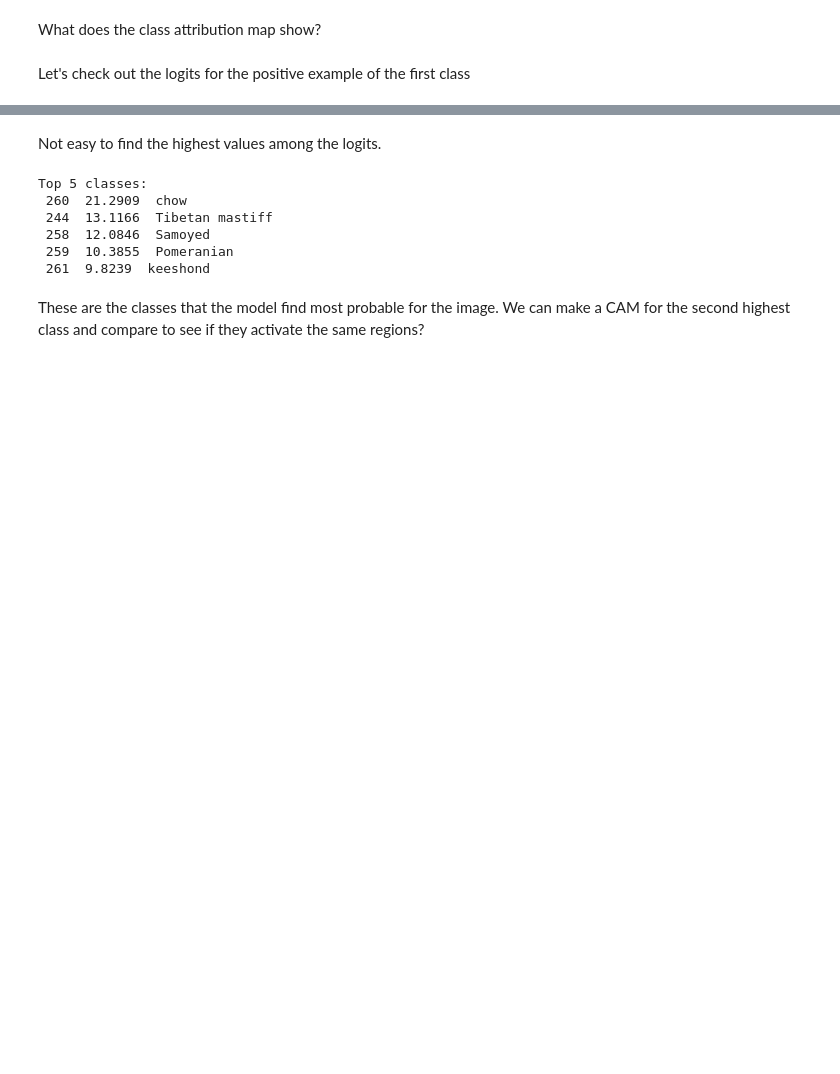
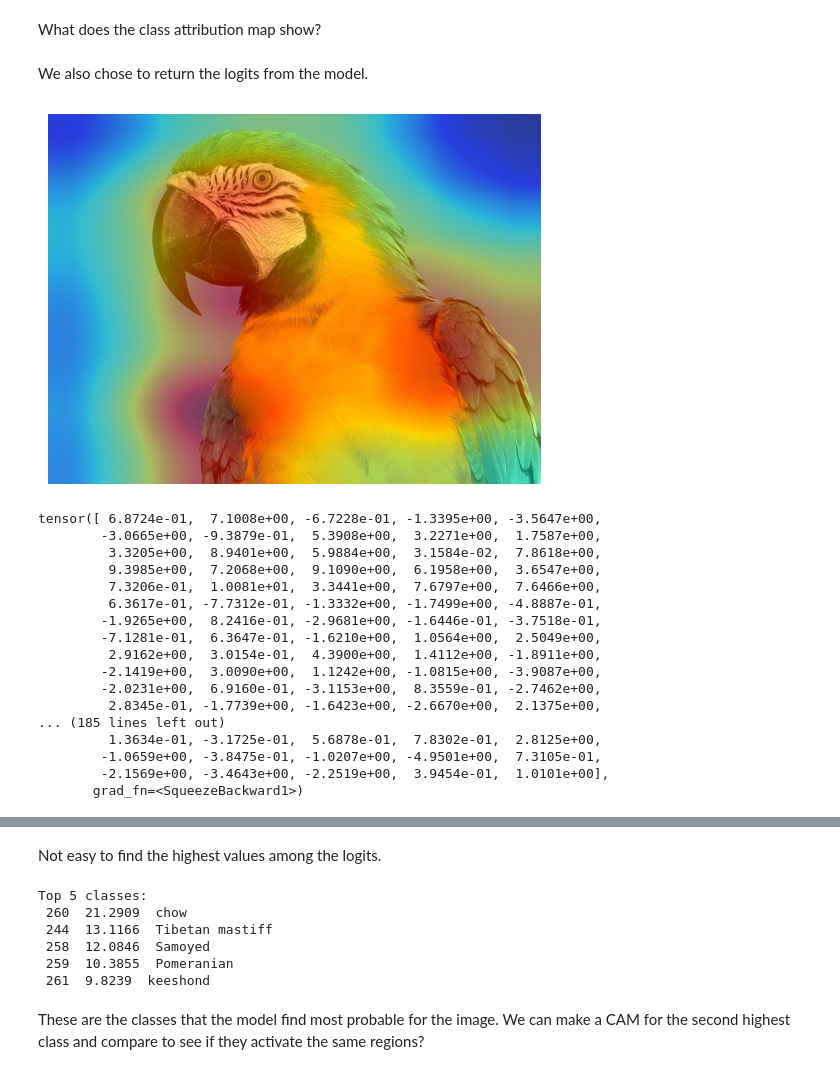
Before and after one commit to JuliaMoa/ML-Assignment2, a Jupyter notebook: report.ipynb, the cells around one changed output, grey strips where cells are left out. Drawn from its saved outputs; the diff is of its cells as text; code cells hidden in the pictures; blank space fills up the shorter version.

```diff
--- a/report.ipynb
+++ b/report.ipynb
@@ -42,41 +88 @@ one positive and negative example of the class
-# %%
-# preparing the CAM-extractor once
-target_layer = model.layer4[-1]
-cam_extractor = LayerCAM(model, target_layer=target_layer) # CAM-hooks are in the model, will register everything
-
-def generate_cam(img_path, class_name):
-    # load and preprocess pic
-    preprocess = weights.transforms()
-    img = decode_image(img_path)
-    input_tensor = preprocess(img).unsqueeze(0) # preprocessing and adding batch dimension to image
-
-    # forward pass
-    out =  model(input_tensor) # here are the logits for all classes
-    logits = out.squeeze(0)
-
-    # find class index from class
-    class_idx = weights.meta["categories"].index(class_name)
-
-    # get CAM
-    activation_map = cam_extractor(class_idx, out)[0]
-
-    # scale up CAM to pic size
-    H, W = img.shape[-2:]
-
-    cam = F.interpolate(
-        activation_map.unsqueeze(0).unsqueeze(0),   # (1,1,7,7)
-        size=(H, W),  # (H, W) = (819, 1024)
-        mode="bicubic",
-        align_corners=False
-    ).squeeze()
-
-    # normalize CAM
-    cam = cam - cam.min()
-    cam = cam / (cam.max() + 1e-8)
-
-    # plot overlay
-    plt.imshow(img.permute(1,2,0))
-    plt.imshow(cam.cpu(), cmap='jet', alpha=0.5)
-    plt.axis('off')
-    plt.show()
 # %%
@@ -127,4 +110,26 @@ plt.axis('off')
 # %% [markdown]
 What does the class attribution map show?
-# %% [markdown]
-Let's check out the logits for the positive example of the first class
+# %% [markdown]
+We also chose to return the logits from the model.
+# %%
+# negative example
+generate_cam("bird.jpg", "chow")
+# %% [output]
+[figure, added]
+tensor([ 6.8724e-01,  7.1008e+00, -6.7228e-01, -1.3395e+00, -3.5647e+00,
+        -3.0665e+00, -9.3879e-01,  5.3908e+00,  3.2271e+00,  1.7587e+00,
+         3.3205e+00,  8.9401e+00,  5.9884e+00,  3.1584e-02,  7.8618e+00,
+         9.3985e+00,  7.2068e+00,  9.1090e+00,  6.1958e+00,  3.6547e+00,
+         7.3206e-01,  1.0081e+01,  3.3441e+00,  7.6797e+00,  7.6466e+00,
+         6.3617e-01, -7.7312e-01, -1.3332e+00, -1.7499e+00, -4.8887e-01,
+        -1.9265e+00,  8.2416e-01, -2.9681e+00, -1.6446e-01, -3.7518e-01,
+        -7.1281e-01,  6.3647e-01, -1.6210e+00,  1.0564e+00,  2.5049e+00,
+         2.9162e+00,  3.0154e-01,  4.3900e+00,  1.4112e+00, -1.8911e+00,
+        -2.1419e+00,  3.0090e+00,  1.1242e+00, -1.0815e+00, -3.9087e+00,
+        -2.0231e+00,  6.9160e-01, -3.1153e+00,  8.3559e-01, -2.7462e+00,
+         2.8345e-01, -1.7739e+00, -1.6423e+00, -2.6670e+00,  2.1375e+00,
+... (185 lines left out)
+         1.3634e-01, -3.1725e-01,  5.6878e-01,  7.8302e-01,  2.8125e+00,
+        -1.0659e+00, -3.8475e-01, -1.0207e+00, -4.9501e+00,  7.3105e-01,
+        -2.1569e+00, -3.4643e+00, -2.2519e+00,  3.9454e-01,  1.0101e+00],
+       grad_fn=<SqueezeBackward1>)
```
Also changed, not shown: parts of 19 cells of this notebook.
